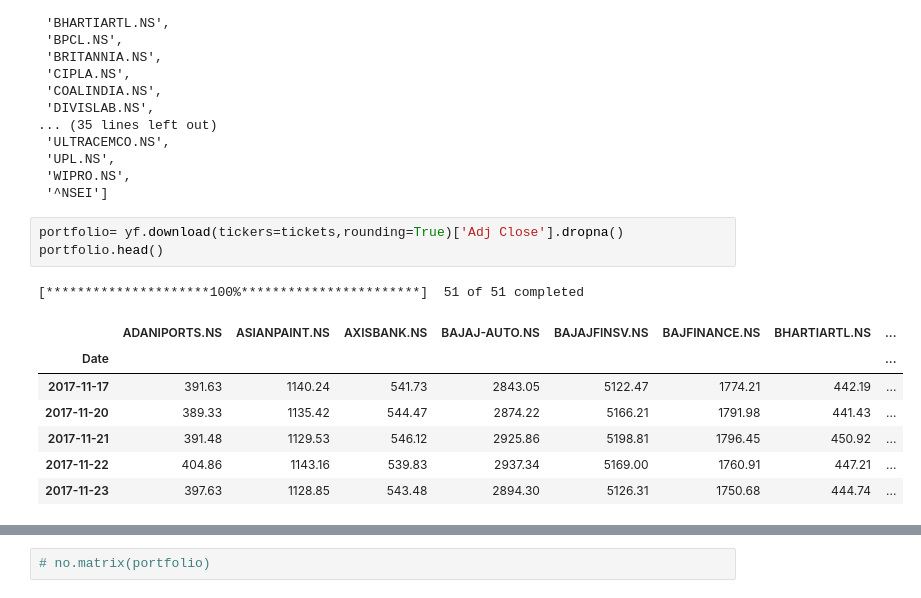
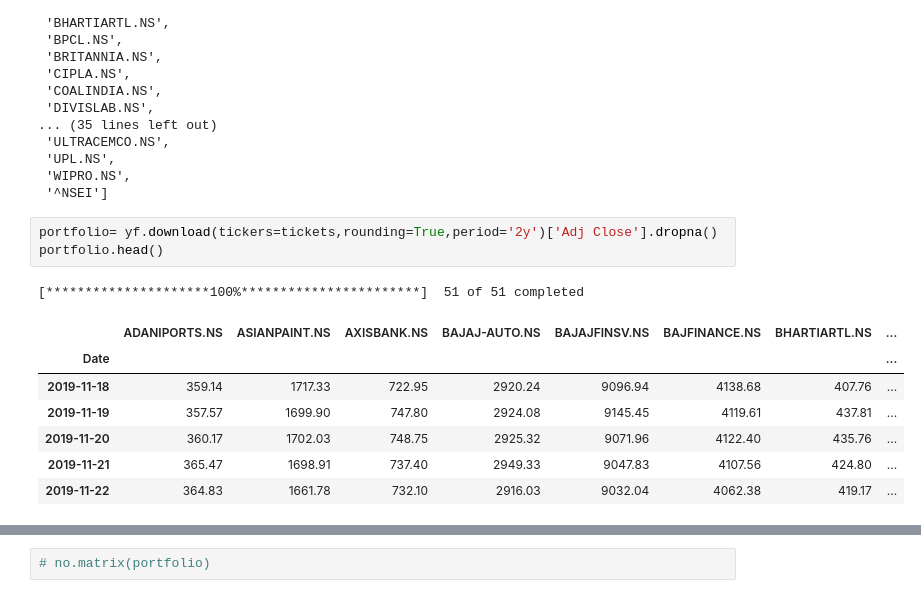
Before and after one commit to AMAYadav/PROJECTS-, a Jupyter notebook: 1ST_PROJECT_Portfolio.ipynb, the cells around one changed output, grey strips where cells are left out. Saved outputs shown, nothing was run; the diff lists cells and outputs as text.

```diff
--- a/1ST_PROJECT_Portfolio.ipynb
+++ b/1ST_PROJECT_Portfolio.ipynb
@@ -100,16 +100,16 @@ tickets
  'WIPRO.NS',
  '^NSEI']
 # %%
-portfolio= yf.download(tickers=tickets,rounding=True)['Adj Close'].dropna()
+portfolio= yf.download(tickers=tickets,rounding=True,period='2y')['Adj Close'].dropna()
 portfolio.head()
 # %% [output]
 [*********************100%***********************]  51 of 51 completed
 |  | ADANIPORTS.NS | ASIANPAINT.NS | AXISBANK.NS | BAJAJ-AUTO.NS | BAJAJFINSV.NS | BAJFINANCE.NS | BHARTIARTL.NS | ... |
 | Date |  |  |  |  |  |  |  | ... |
-| 2017-11-17 | 391.63 | 1140.24 | 541.73 | 2843.05 | 5122.47 | 1774.21 | 442.19 | ... |
-| 2017-11-20 | 389.33 | 1135.42 | 544.47 | 2874.22 | 5166.21 | 1791.98 | 441.43 | ... |
-| 2017-11-21 | 391.48 | 1129.53 | 546.12 | 2925.86 | 5198.81 | 1796.45 | 450.92 | ... |
-| 2017-11-22 | 404.86 | 1143.16 | 539.83 | 2937.34 | 5169.00 | 1760.91 | 447.21 | ... |
-| 2017-11-23 | 397.63 | 1128.85 | 543.48 | 2894.30 | 5126.31 | 1750.68 | 444.74 | ... |
+| 2019-11-18 | 359.14 | 1717.33 | 722.95 | 2920.24 | 9096.94 | 4138.68 | 407.76 | ... |
+| 2019-11-19 | 357.57 | 1699.90 | 747.80 | 2924.08 | 9145.45 | 4119.61 | 437.81 | ... |
+| 2019-11-20 | 360.17 | 1702.03 | 748.75 | 2925.32 | 9071.96 | 4122.40 | 435.76 | ... |
+| 2019-11-21 | 365.47 | 1698.91 | 737.40 | 2949.33 | 9047.83 | 4107.56 | 424.80 | ... |
+| 2019-11-22 | 364.83 | 1661.78 | 732.10 | 2916.03 | 9032.04 | 4062.38 | 419.17 | ... |
 # %%
 portfolio.columns
```
Also changed, not shown: parts of 9 cells of this notebook.
